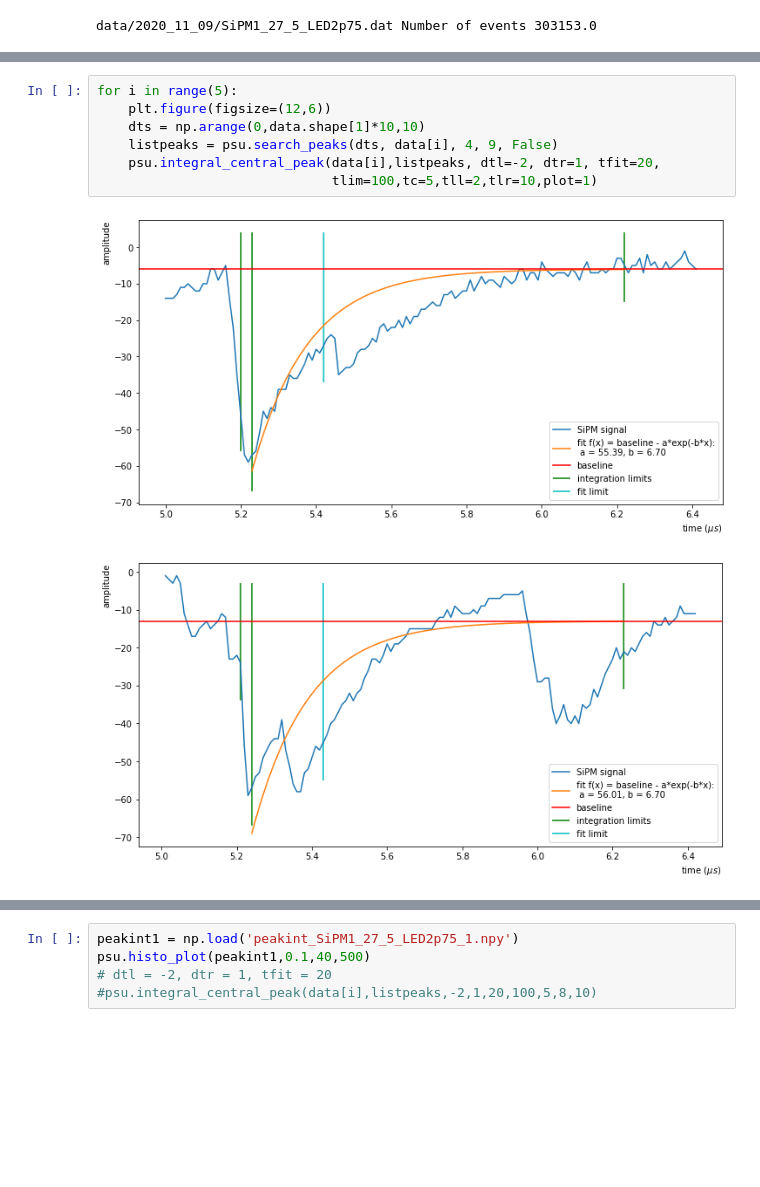
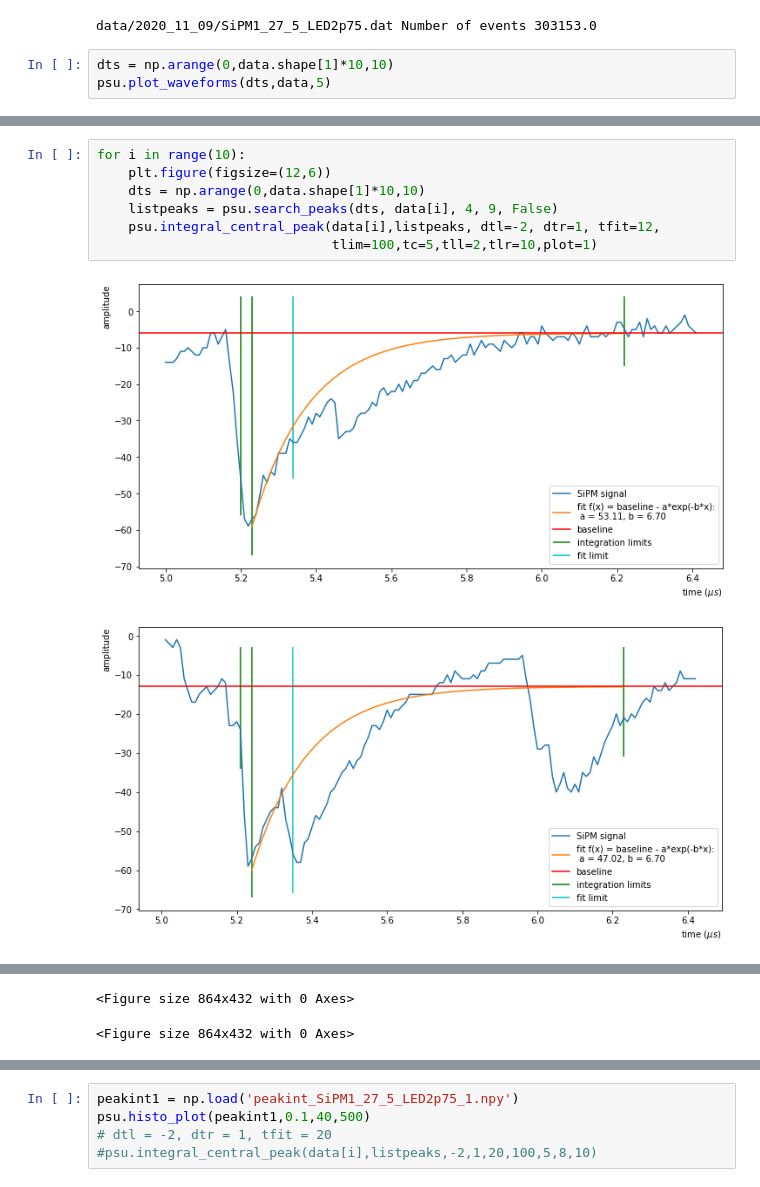
Before and after one commit to valerioda/abalone, a Jupyter notebook: process_sipm_signals.ipynb, the cells around one changed output, grey strips where cells are left out. Drawn from its saved outputs; the diff is of its cells as text; blank space fills up the shorter version.

```diff
--- a/process_sipm_signals.ipynb
+++ b/process_sipm_signals.ipynb
@@ -14,3 +14,6 @@ import time
 data = psu.read_file('data/2020_11_09/SiPM1_27_5_LED2p75.dat')
 # %% [output]
 data/2020_11_09/SiPM1_27_5_LED2p75.dat Number of events 303153.0
+# %%
+dts = np.arange(0,data.shape[1]*10,10)
+psu.plot_waveforms(dts,data,5)
@@ -17,10 +22,10 @@ data/2020_11_09/SiPM1_27_5_LED2p75.dat Number of events 303153.0
 # %%
-for i in range(5):
+for i in range(10):
     plt.figure(figsize=(12,6))
     dts = np.arange(0,data.shape[1]*10,10)
     listpeaks = psu.search_peaks(dts, data[i], 4, 9, False)
-    psu.integral_central_peak(data[i],listpeaks, dtl=-2, dtr=1, tfit=20,
+    psu.integral_central_peak(data[i],listpeaks, dtl=-2, dtr=1, tfit=12,
                               tlim=100,tc=5,tll=2,tlr=10,plot=1)
 # %% [output]
-[figure, old version]
+[figure, new version]
-[figure, old version]
+[figure, new version]
@@ -29,0 +37,2 @@ for i in range(5):
+<Figure size 864x432 with 0 Axes>
+<Figure size 864x432 with 0 Axes>
```
Also changed, not shown: parts of 2 cells of this notebook, 17 other files.
